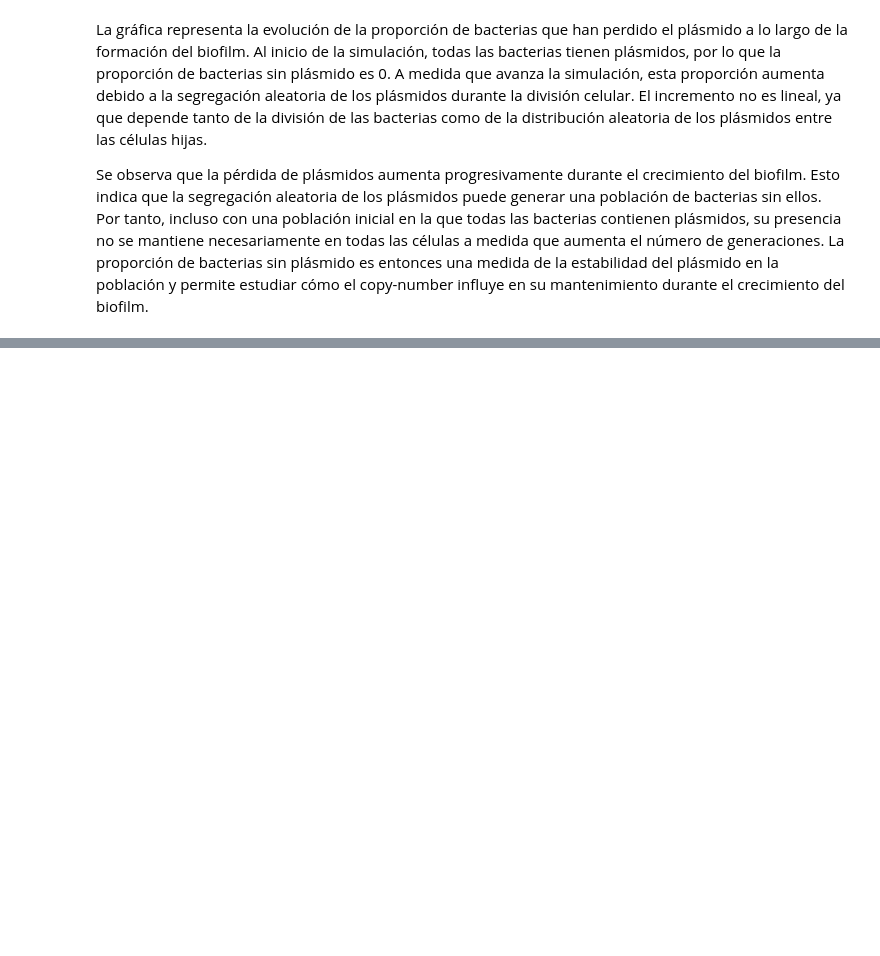
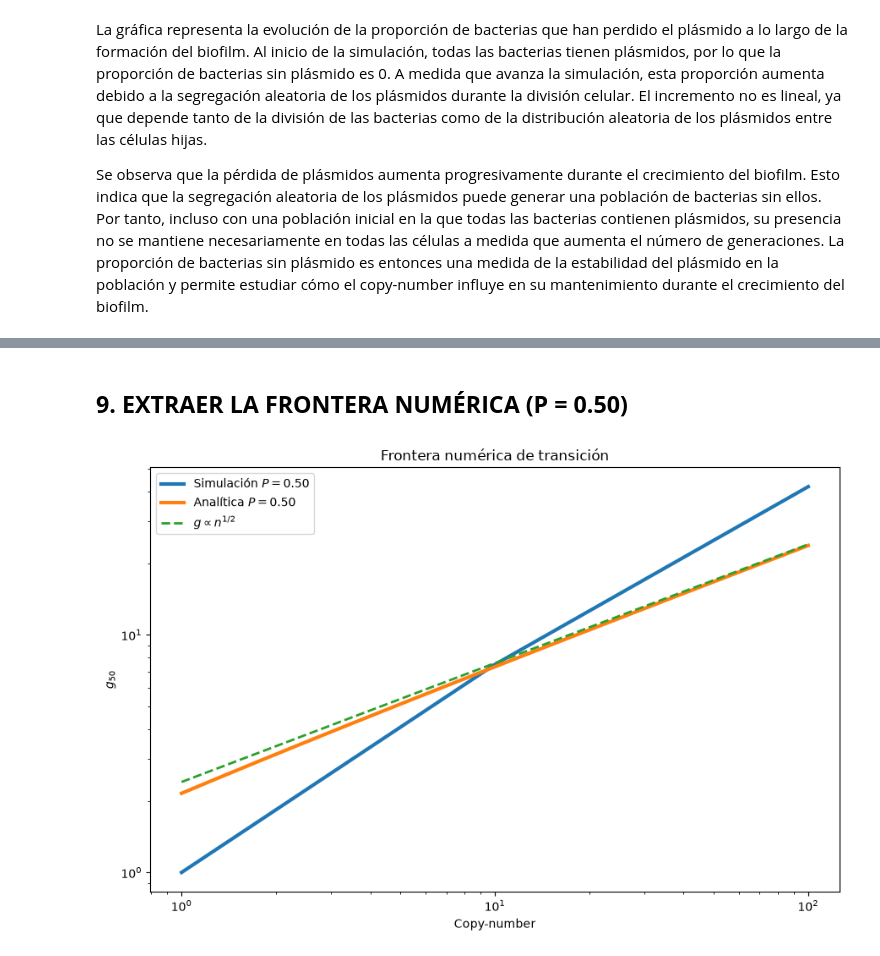
Before and after one commit to ElenaAndreu/Biofilm, a Jupyter notebook: biofilm.ipynb, the cells around one changed output, grey strips where cells are left out. Saved outputs shown, nothing was run; the diff lists cells and outputs as text; code cells hidden in the pictures; blank space fills up the shorter version.

```diff
--- a/biofilm.ipynb
+++ b/biofilm.ipynb
@@ -2314,0 +1877,27 @@ plt.show()
+# %% [markdown]
+## **9. EXTRAER LA FRONTERA NUMÉRICA (P = 0.50)**
+# %%
+g50_num = np.zeros(len(copy_numbers))
+
+for c in range(len(copy_numbers)):
+    generations = results[c, :]
+    g50_num[c] = np.median(generations)
+
+plt.figure(figsize=(9, 6))
+
+plt.loglog(copy_numbers, g50_num, linewidth=3, label=r"Simulación $P=0.50$")
+
+plt.loglog(n_curve, g50, linewidth=3, label=r"Analítica $P=0.50$")
+
+plt.loglog(n_curve, g_sqrt, "--", linewidth=2, label=r"$g\propto n^{1/2}$")
+
+plt.xlabel("Copy-number")
+plt.ylabel(r"$g_{50}$")
+plt.title("Frontera numérica de transición")
+
+plt.legend()
+plt.tight_layout()
+plt.show()
+plt.show()
+# %% [output]
+[figure, added]
```
Also changed, not shown: parts of 46 cells of this notebook.
